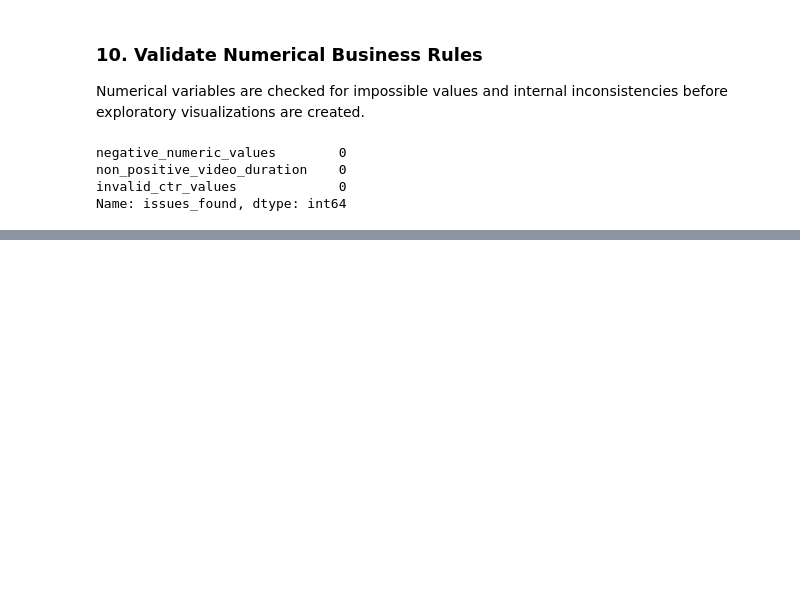
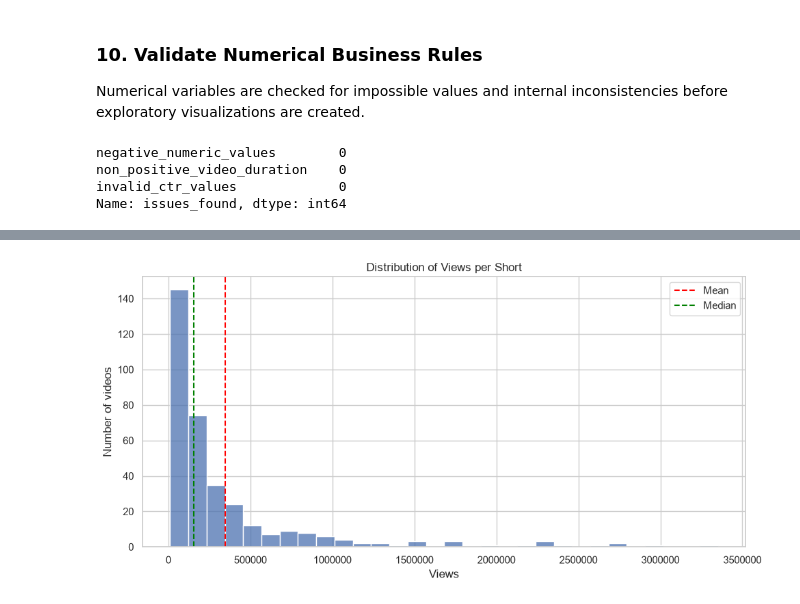
Before and after one commit to MarkCruz911/youtube-shorts-performance-analysis, a Jupyter notebook: notebooks/01_data_audit.ipynb, the cells around one changed output, grey strips where cells are left out. Cells and saved outputs as stored; diff of their text form; code cells hidden in the pictures; blank space fills up the shorter version.

Commit message:
Clean video data and analyze views distribution

```diff
--- a/notebooks/01_data_audit.ipynb
+++ b/notebooks/01_data_audit.ipynb
@@ -371,0 +407,15 @@ Name: issues_found, dtype: int64
+# %%
+videos_clean["publish_year"] = videos_clean["publish_date"].dt.year
+
+videos_clean["publish_month"] = videos_clean["publish_date"].dt.month
+
+videos_clean["publish_day_of_week"] = videos_clean["publish_date"].dt.day_name()
+
+videos_clean[
+    [
+        "publish_date",
+        "publish_year",
+        "publish_month",
+        "publish_day_of_week"
+    ]
+].head()
@@ -371,0 +475,36 @@ Name: issues_found, dtype: int64
+# %%
+fig, ax = plt.subplots(figsize=(10, 5))
+
+sns.histplot(
+    data=videos_clean,
+    x="views",
+    bins=30,
+    ax=ax
+)
+
+ax.axvline(
+    videos_clean["views"].mean(),
+    color="red",
+    linestyle="--",
+    label="Mean"
+)
+
+ax.axvline(
+    videos_clean["views"].median(),
+    color="green",
+    linestyle="--",
+    label="Median"
+)
+
+ax.set(
+    title="Distribution of Views per Short",
+    xlabel="Views",
+    ylabel="Number of videos"
+)
+
+ax.ticklabel_format(style="plain", axis="x")
+ax.legend()
+plt.tight_layout()
+plt.show()
+# %% [output]
+[figure, added]
```
Also changed, not shown: parts of 9 cells of this notebook.
